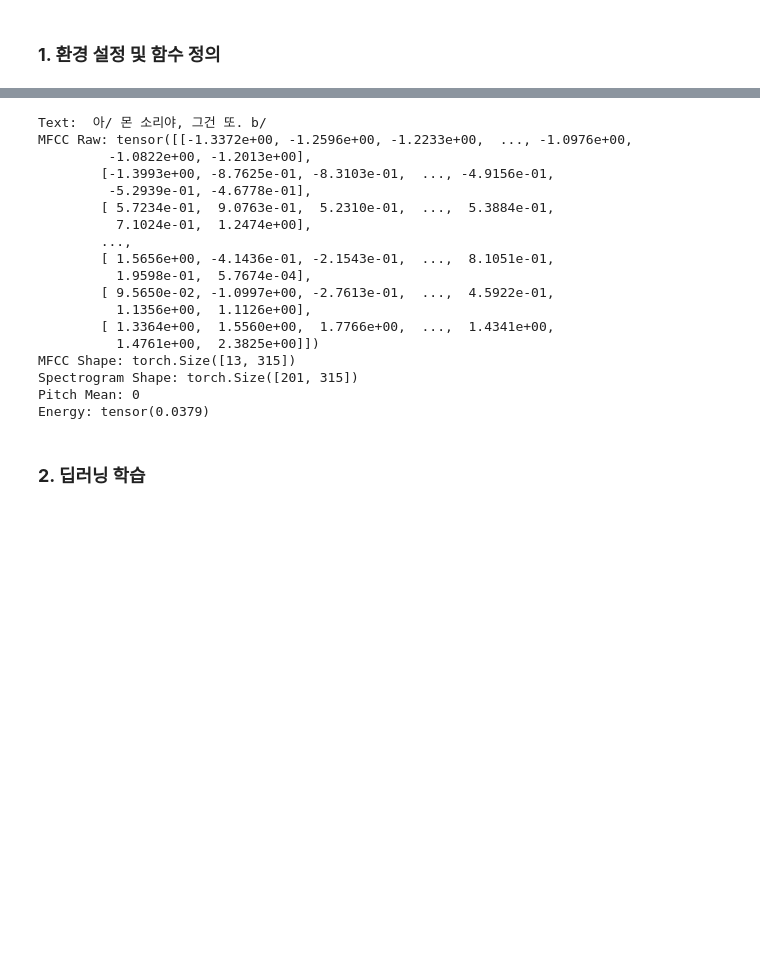
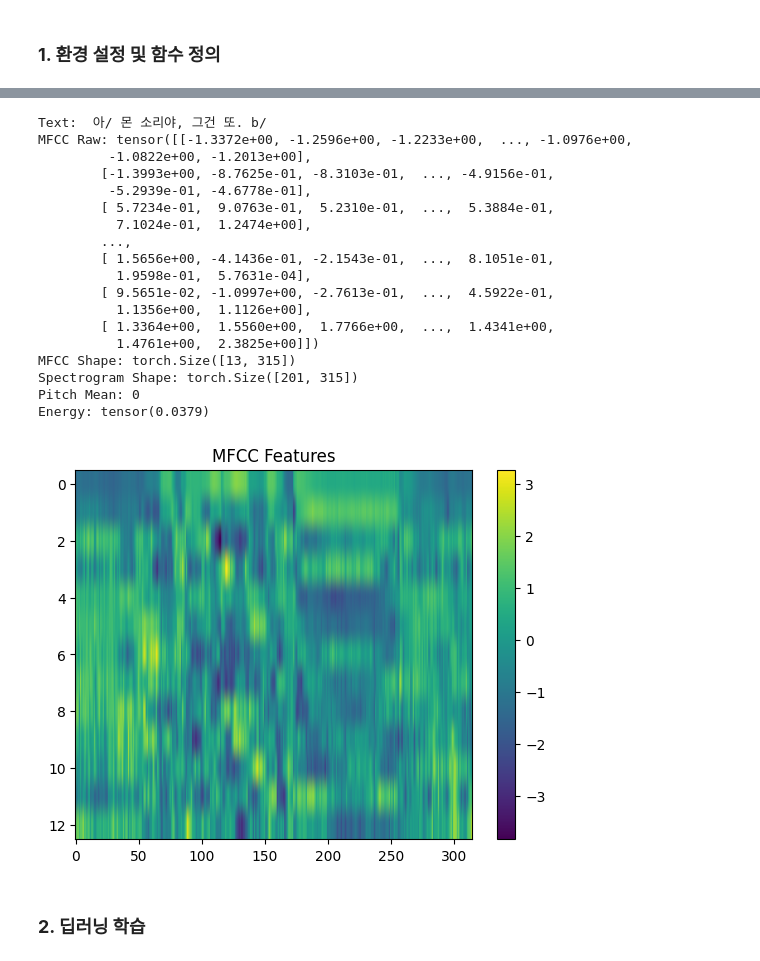
Before and after one commit to hsu-capstone-prism/DamSeol, a Jupyter notebook: ai/damseol-voice-model.ipynb, the cells around one changed output, grey strips where cells are left out. Cells and saved outputs as stored; diff of their text form; code cells hidden in the pictures; blank space fills up the shorter version.

```diff
--- a/ai/damseol-voice-model.ipynb
+++ b/ai/damseol-voice-model.ipynb
@@ -12,8 +13,8 @@ from glob import glob
 from sklearn.preprocessing import StandardScaler
 # %%
 # 데이터 경로 설정
-pcm_files = sorted(glob("drive/MyDrive/ai-dataset/KsponSpeech_0001/*.pcm"))
-txt_files = sorted(glob("drive/MyDrive/ai-dataset/KsponSpeech_0001/*.txt"))
+pcm_files = sorted(glob("E:\KsponSpeech\original\KsponSpeech_01/**/*.pcm", recursive=True))[:10000]  # 30000개만 사용
+txt_files = sorted(glob("E:\KsponSpeech\original\KsponSpeech_01/**/*.txt", recursive=True))[:10000]
 # %%
 # PCM 파일 로드 함수
 def load_pcm(file_path, sr=16000):
@@ -93,8 +116,8 @@ def normalize_mfcc(mfcc):
 # %%
 # 데이터 로드 예시
 
-audio_data = [load_pcm(file) for file in pcm_files]
-texts = [open(txt, "r", encoding="cp949").read().strip() for txt in txt_files]
+audio_data = [load_pcm(file) for file in pcm_files[:10]]
+texts = [open(txt, "r", encoding="cp949").read().strip() for txt in txt_files[:10]]
 # %%
 # 텍스트 전처리 출력 테스트
 for text in texts:
@@ -119,8 +163,8 @@ MFCC Raw: tensor([[-1.3372e+00, -1.2596e+00, -1.2233e+00,  ..., -1.0976e+00,
           7.1024e-01,  1.2474e+00],
         ...,
         [ 1.5656e+00, -4.1436e-01, -2.1543e-01,  ...,  8.1051e-01,
-          1.9598e-01,  5.7674e-04],
-        [ 9.5650e-02, -1.0997e+00, -2.7613e-01,  ...,  4.5922e-01,
+          1.9598e-01,  5.7631e-04],
+        [ 9.5651e-02, -1.0997e+00, -2.7613e-01,  ...,  4.5922e-01,
           1.1356e+00,  1.1126e+00],
         [ 1.3364e+00,  1.5560e+00,  1.7766e+00,  ...,  1.4341e+00,
           1.4761e+00,  2.3825e+00]])
@@ -128,6 +172,14 @@ MFCC Shape: torch.Size([13, 315])
 Spectrogram Shape: torch.Size([201, 315])
 Pitch Mean: 0
 Energy: tensor(0.0379)
+# %%
+mfcc, _, _, _ = extract_features(audio_data[0])
+plt.imshow(mfcc.squeeze(0).cpu().numpy(), cmap="viridis", aspect="auto")
+plt.title("MFCC Features")
+plt.colorbar()
+plt.show()
+# %% [output]
+[figure, added]
 # %% [markdown]
 ### **2. 딥러닝 학습**
 # %% [markdown]
```
Also changed, not shown: parts of 20 cells of this notebook, 27 other files.
